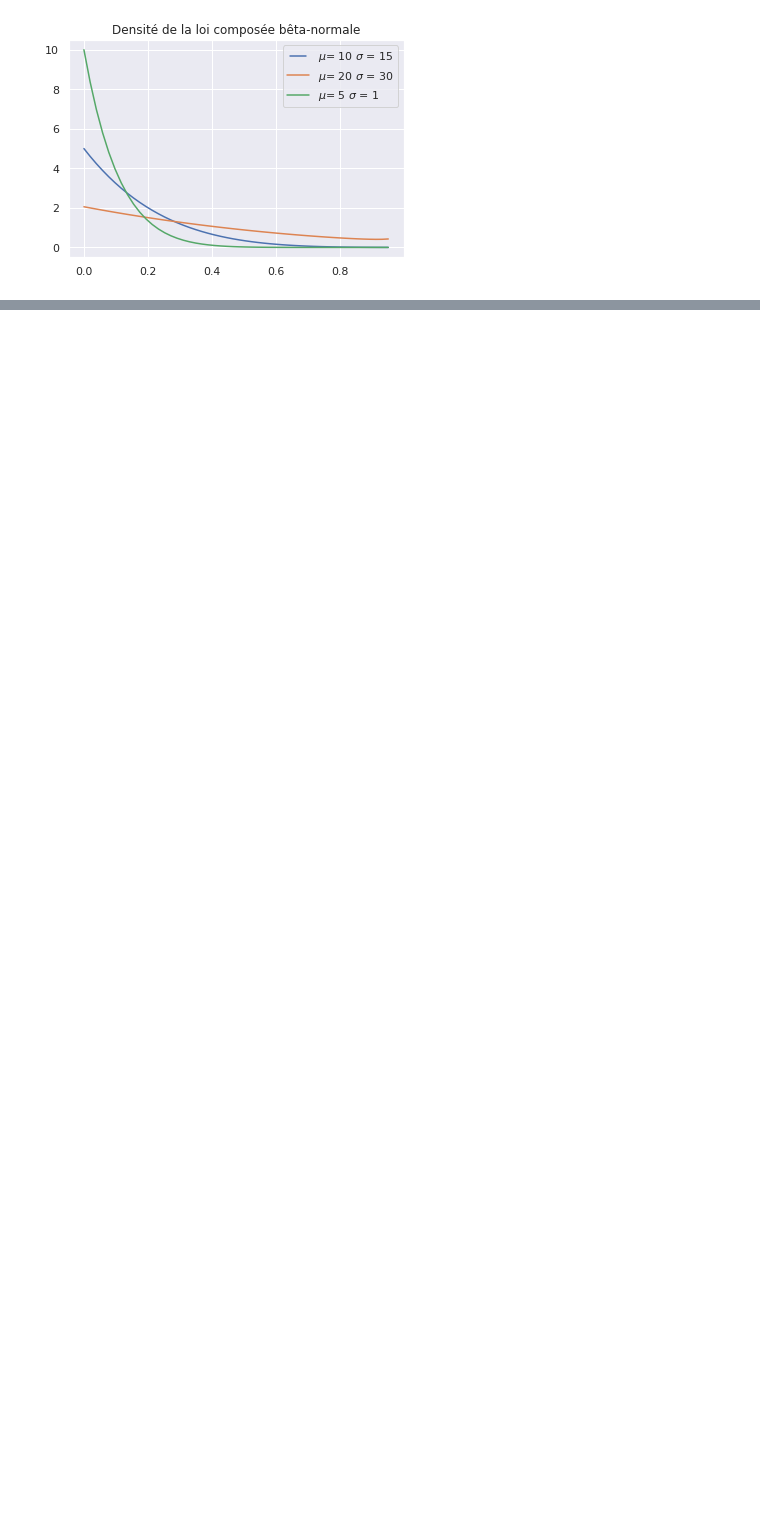
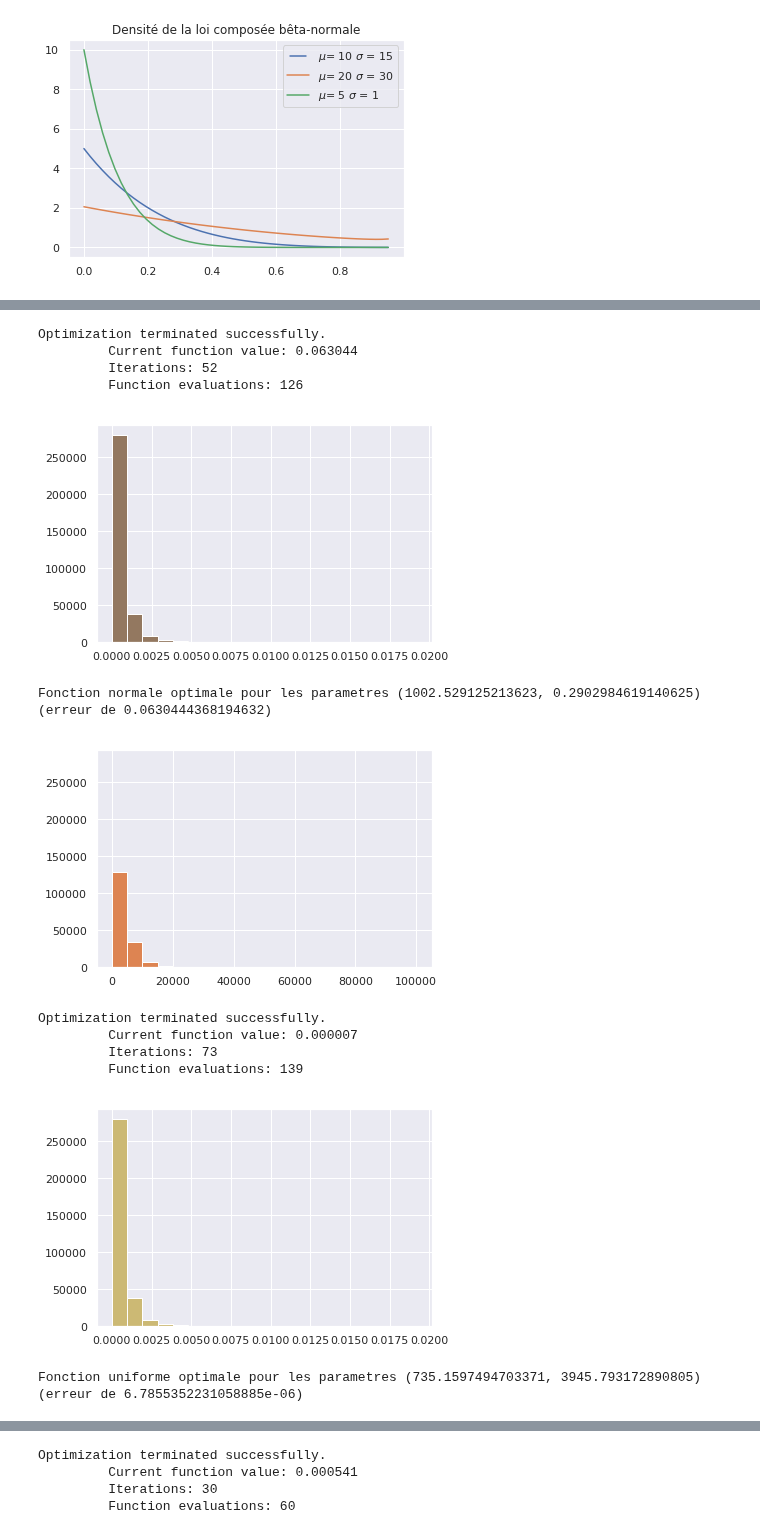
Before and after one commit to aminaghoul/reads_seq, a Jupyter notebook: Untitled.ipynb, the cells around one changed output, grey strips where cells are left out. Drawn from its saved outputs; the diff is of its cells as text; code cells hidden in the pictures; blank space fills up the shorter version.

```diff
--- a/Untitled.ipynb
+++ b/Untitled.ipynb
@@ -58,7 +90,7 @@ def normalize(array):
 def erreur(echantillon, fonction_densite, parametres):
     """Retourne l'erreur, par la méthode des moindres carrés permettant de noter un couple mu, sigma"""
     mini, maxi = min(echantillon), max(echantillon)
-    histogramme, _, _ = plt.hist(echantillon, bins=10)
+    histogramme, _, _ = plt.hist(echantillon, bins=20)
     # histogramme, _, _ = histogramme
     precision = len(histogramme)
     pas = (maxi - mini) / precision
@@ -81,16 +113,23 @@ def loi_optimale(sample):
     erreurs = []
 
     for nom, f, initial in [
-        ('normale', beta_normale_f, [100, 10]),
-        ('uniforme', beta_uniforme_f, [100, 200]),
-        ('poisson', beta_poisson_f, [100])
+        ('normale', beta_normale_f, [850, 10]),
+        ('uniforme', beta_uniforme_f, [800, 900]),
+        ('poisson', beta_poisson_f, [800])
     ]:
         opt = fmin(partial(erreur, sample, f), initial,)
         plt.show()
         err = erreur(sample, f, opt)
         erreurs.append((nom, err, opt))
         print(f'Fonction {nom} optimale pour les parametres {tuple(opt)} (erreur de {err})')
-        _ = plt.hist(fracture([1000000]*10, nom, opt), bins=10)
+        fragments = (fracture([3711100] * 1000, nom, opt))
+        maxi, mini = max(fragments), min(fragments)
+        sumi = sum(fragments)
+        poids = list(map(partial(poid, mini=mini, maxi=maxi, tout=fragments), fragments))
+        s=sum(poids)
+
+        fragments = choice(fragments, 172138, p=poids/s, replace=False)
+        plt.hist(fragments, range=(0,100000),bins=20)
         plt.show()
 
     return min(erreurs, key=lambda i: i[1])
@@ -264,4 +305,18 @@ _ = plt.hist(ran)
 # %%
 
 
-nom, erreur, parametres = loi_optimale(ran)
+nom, erreur, parametres = loi_optimale(norm)
+# %% [output]
+Optimization terminated successfully.
+         Current function value: 0.063044
+         Iterations: 52
+         Function evaluations: 126
+[figure, added]
+Fonction normale optimale pour les parametres (1002.529125213623, 0.2902984619140625) (erreur de 0.0630444368194632)
+[figure, added]
+Optimization terminated successfully.
+         Current function value: 0.000007
+         Iterations: 73
+         Function evaluations: 139
+[figure, added]
+Fonction uniforme optimale pour les parametres (735.1597494703371, 3945.793172890805) (erreur de 6.7855352231058885e-06)
@@ -267,0 +324,4 @@ nom, erreur, parametres = loi_optimale(ran)
+Optimization terminated successfully.
+         Current function value: 0.000541
+         Iterations: 30
+         Function evaluations: 60
```
Also changed, not shown: parts of 5 cells of this notebook.
